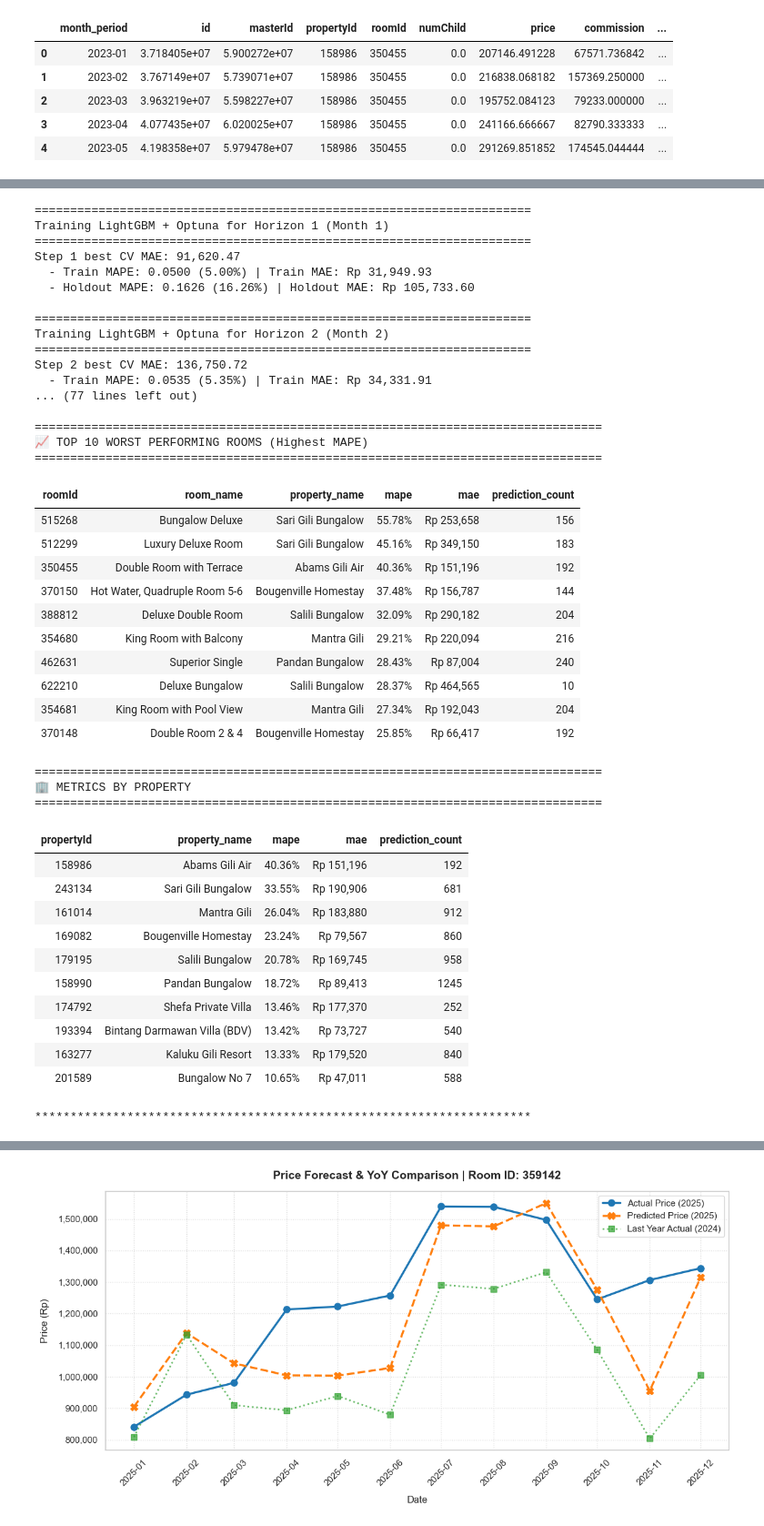
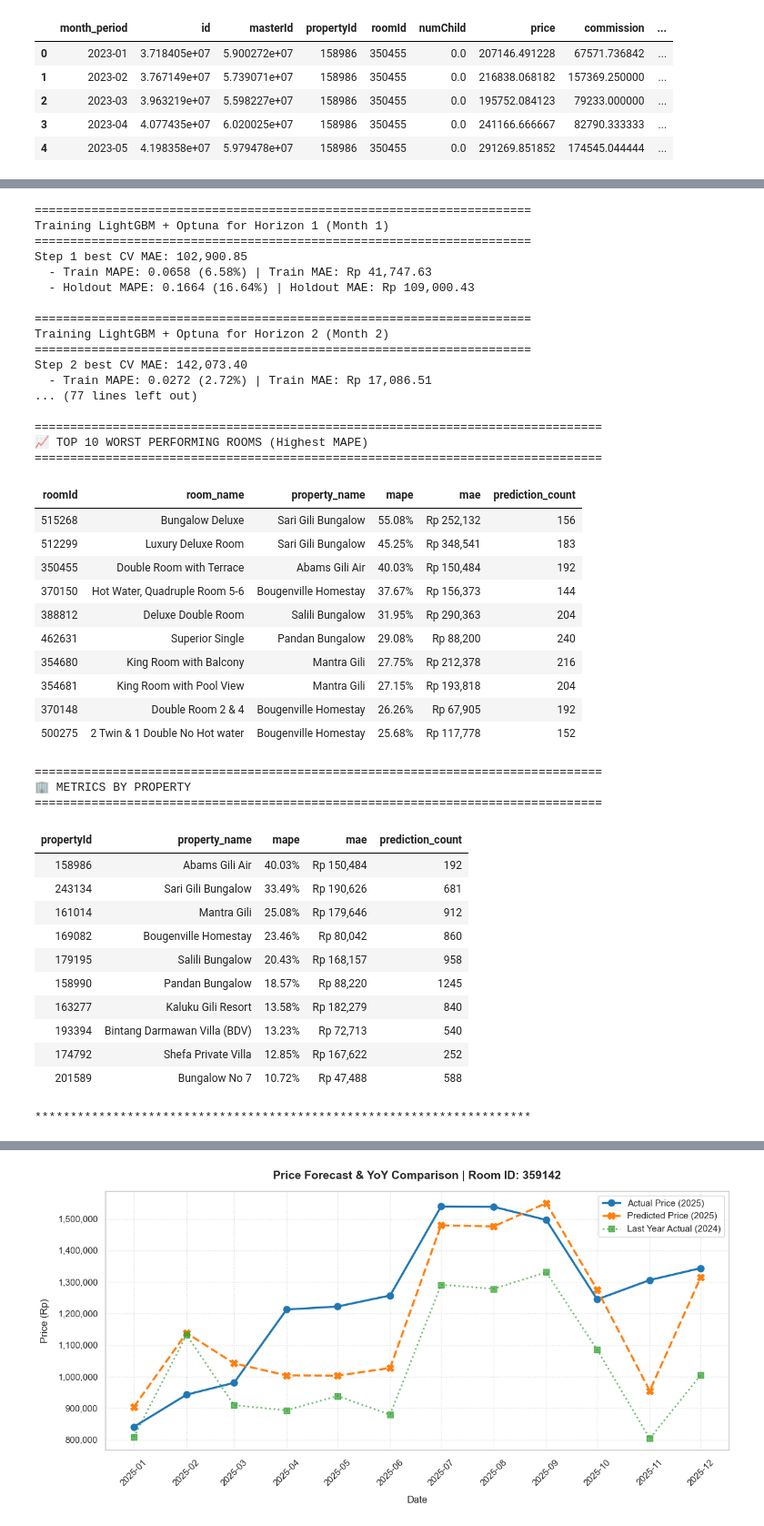
Before and after one commit to notnsas/hotel-demand-forecasting, a Jupyter notebook: notebooks/03_modeling.ipynb, the cells around one changed output, grey strips where cells are left out. Shown at 91% size. Saved outputs shown, nothing was run; the diff lists cells and outputs as text; code cells hidden in the pictures.

```diff
--- a/notebooks/03_modeling.ipynb
+++ b/notebooks/03_modeling.ipynb
@@ -465,12 +209 @@ KeyboardInterrupt:
-# %%
-bad_rooms = [
-    350455.0,
-    354681.0,
-    370150.0,
-    388812.0,
-    419106.0,
-    419296.0
-]
-
-data = data[~data['roomId'].isin(bad_rooms)].copy()
 # %%
@@ -1499,5 +225,0 @@ Best CV MAE: 106827.4404586615
-# %%
-data_old = data
-data = data_old
-# %%
-data = data[data['propertyId'] == 163277]
@@ -1820,2 +225,0 @@ Month 12: 0.1185 (11.85%)
-# %%
-data = data[data['propertyId'] == 163277]
@@ -3784,7 +732,7 @@ for h in range(1, 13):
         sampler=optuna.samplers.TPESampler(seed=222),
         pruner=optuna.pruners.MedianPruner(n_warmup_steps=1),
     )
-    study.optimize(objective, n_trials=50, show_progress_bar=False) # Bump this up to 15+ later!
+    study.optimize(objective, n_trials=3, show_progress_bar=False) # Bump this up to 15+ later!
 
     best_params = study.best_params.copy()
     best_rounds = int(best_params.pop("num_boost_round"))
@@ -3912,62 +860,62 @@ if overall_holdout_mape and overall_holdout_mae:
     display(room_metrics.sort_values("mape", ascending=False).head(10).style.format({
         'mae': 'Rp {:,.0f}',
         'mape': '{:.2f}%'
     }).hide(axis="index"))
 
     print("\n" + "="*80)
     print("🏢 METRICS BY PROPERTY")
     print("="*80)
     display(prop_metrics.sort_values("mape", ascending=False).style.format({
         'mae': 'Rp {:,.0f}',
         'mape': '{:.2f}%'
     }).hide(axis="index"))
 
 else:
     print("No holdout metrics were computed.")
 print("*"*70 + "\n")
 # %% [output]
 ======================================================================
 Training LightGBM + Optuna for Horizon 1 (Month 1)
 ======================================================================
-Step 1 best CV MAE: 91,620.47
-  - Train MAPE: 0.0500 (5.00%) | Train MAE: Rp 31,949.93
-  - Holdout MAPE: 0.1626 (16.26%) | Holdout MAE: Rp 105,733.60
+Step 1 best CV MAE: 102,900.85
+  - Train MAPE: 0.0658 (6.58%) | Train MAE: Rp 41,747.63
+  - Holdout MAPE: 0.1664 (16.64%) | Holdout MAE: Rp 109,000.43
 
 ======================================================================
 Training LightGBM + Optuna for Horizon 2 (Month 2)
 ======================================================================
-Step 2 best CV MAE: 136,750.72
-  - Train MAPE: 0.0535 (5.35%) | Train MAE: Rp 34,331.91
+Step 2 best CV MAE: 142,073.40
+  - Train MAPE: 0.0272 (2.72%) | Train MAE: Rp 17,086.51
 ... (77 lines left out)
 
 ================================================================================
 📈 TOP 10 WORST PERFORMING ROOMS (Highest MAPE)
 ================================================================================
 | roomId | room_name | property_name | mape | mae | prediction_count |
-| 515268 | Bungalow Deluxe | Sari Gili Bungalow | 55.78% | Rp 253,658 | 156 |
-| 512299 | Luxury Deluxe Room | Sari Gili Bungalow | 45.16% | Rp 349,150 | 183 |
-| 350455 | Double Room with Terrace | Abams Gili Air | 40.36% | Rp 151,196 | 192 |
-| 370150 | Hot Water, Quadruple Room 5-6 | Bougenville Homestay | 37.48% | Rp 156,787 | 144 |
-| 388812 | Deluxe Double Room | Salili Bungalow | 32.09% | Rp 290,182 | 204 |
-| 354680 | King Room with Balcony | Mantra Gili | 29.21% | Rp 220,094 | 216 |
-| 462631 | Superior Single | Pandan Bungalow | 28.43% | Rp 87,004 | 240 |
-| 622210 | Deluxe Bungalow | Salili Bungalow | 28.37% | Rp 464,565 | 10 |
-| 354681 | King Room with Pool View | Mantra Gili | 27.34% | Rp 192,043 | 204 |
-| 370148 | Double Room 2 & 4 | Bougenville Homestay | 25.85% | Rp 66,417 | 192 |
+| 515268 | Bungalow Deluxe | Sari Gili Bungalow | 55.08% | Rp 252,132 | 156 |
+| 512299 | Luxury Deluxe Room | Sari Gili Bungalow | 45.25% | Rp 348,541 | 183 |
+| 350455 | Double Room with Terrace | Abams Gili Air | 40.03% | Rp 150,484 | 192 |
+| 370150 | Hot Water, Quadruple Room 5-6 | Bougenville Homestay | 37.67% | Rp 156,373 | 144 |
+| 388812 | Deluxe Double Room | Salili Bungalow | 31.95% | Rp 290,363 | 204 |
+| 462631 | Superior Single | Pandan Bungalow | 29.08% | Rp 88,200 | 240 |
+| 354680 | King Room with Balcony | Mantra Gili | 27.75% | Rp 212,378 | 216 |
+| 354681 | King Room with Pool View | Mantra Gili | 27.15% | Rp 193,818 | 204 |
+| 370148 | Double Room 2 & 4 | Bougenville Homestay | 26.26% | Rp 67,905 | 192 |
+| 500275 | 2 Twin & 1 Double No Hot water | Bougenville Homestay | 25.68% | Rp 117,778 | 152 |
 ================================================================================
 🏢 METRICS BY PROPERTY
 ================================================================================
 | propertyId | property_name | mape | mae | prediction_count |
-| 158986 | Abams Gili Air | 40.36% | Rp 151,196 | 192 |
-| 243134 | Sari Gili Bungalow | 33.55% | Rp 190,906 | 681 |
-| 161014 | Mantra Gili | 26.04% | Rp 183,880 | 912 |
-| 169082 | Bougenville Homestay | 23.24% | Rp 79,567 | 860 |
-| 179195 | Salili Bungalow | 20.78% | Rp 169,745 | 958 |
-| 158990 | Pandan Bungalow | 18.72% | Rp 89,413 | 1245 |
-| 174792 | Shefa Private Villa | 13.46% | Rp 177,370 | 252 |
-| 193394 | Bintang Darmawan Villa (BDV) | 13.42% | Rp 73,727 | 540 |
-| 163277 | Kaluku Gili Resort | 13.33% | Rp 179,520 | 840 |
-| 201589 | Bungalow No 7 | 10.65% | Rp 47,011 | 588 |
+| 158986 | Abams Gili Air | 40.03% | Rp 150,484 | 192 |
+| 243134 | Sari Gili Bungalow | 33.49% | Rp 190,626 | 681 |
+| 161014 | Mantra Gili | 25.08% | Rp 179,646 | 912 |
+| 169082 | Bougenville Homestay | 23.46% | Rp 80,042 | 860 |
+| 179195 | Salili Bungalow | 20.43% | Rp 168,157 | 958 |
+| 158990 | Pandan Bungalow | 18.57% | Rp 88,220 | 1245 |
+| 163277 | Kaluku Gili Resort | 13.58% | Rp 182,279 | 840 |
+| 193394 | Bintang Darmawan Villa (BDV) | 13.23% | Rp 72,713 | 540 |
+| 174792 | Shefa Private Villa | 12.85% | Rp 167,622 | 252 |
+| 201589 | Bungalow No 7 | 10.72% | Rp 47,488 | 588 |
 **********************************************************************
 # %%
 import gc
```
Also changed, not shown: parts of 40 cells of this notebook.
